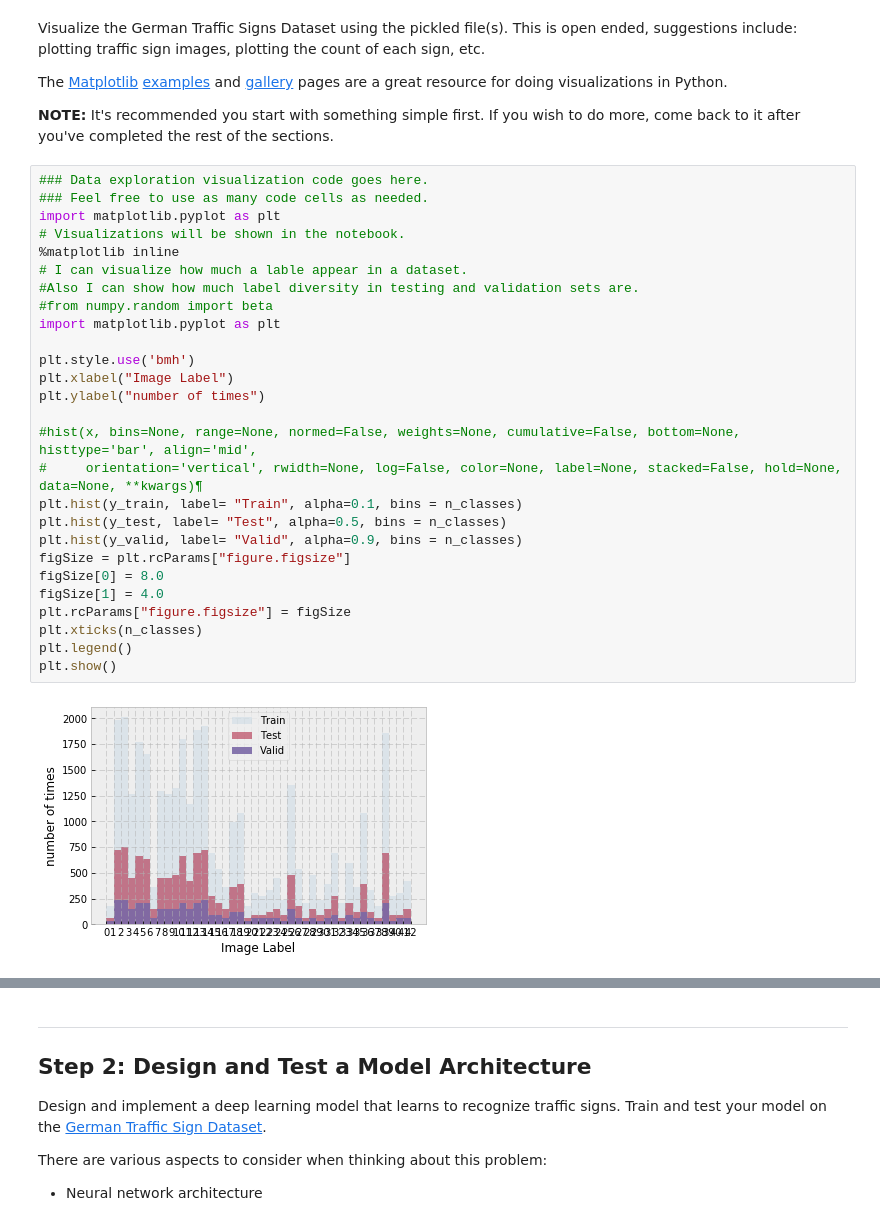
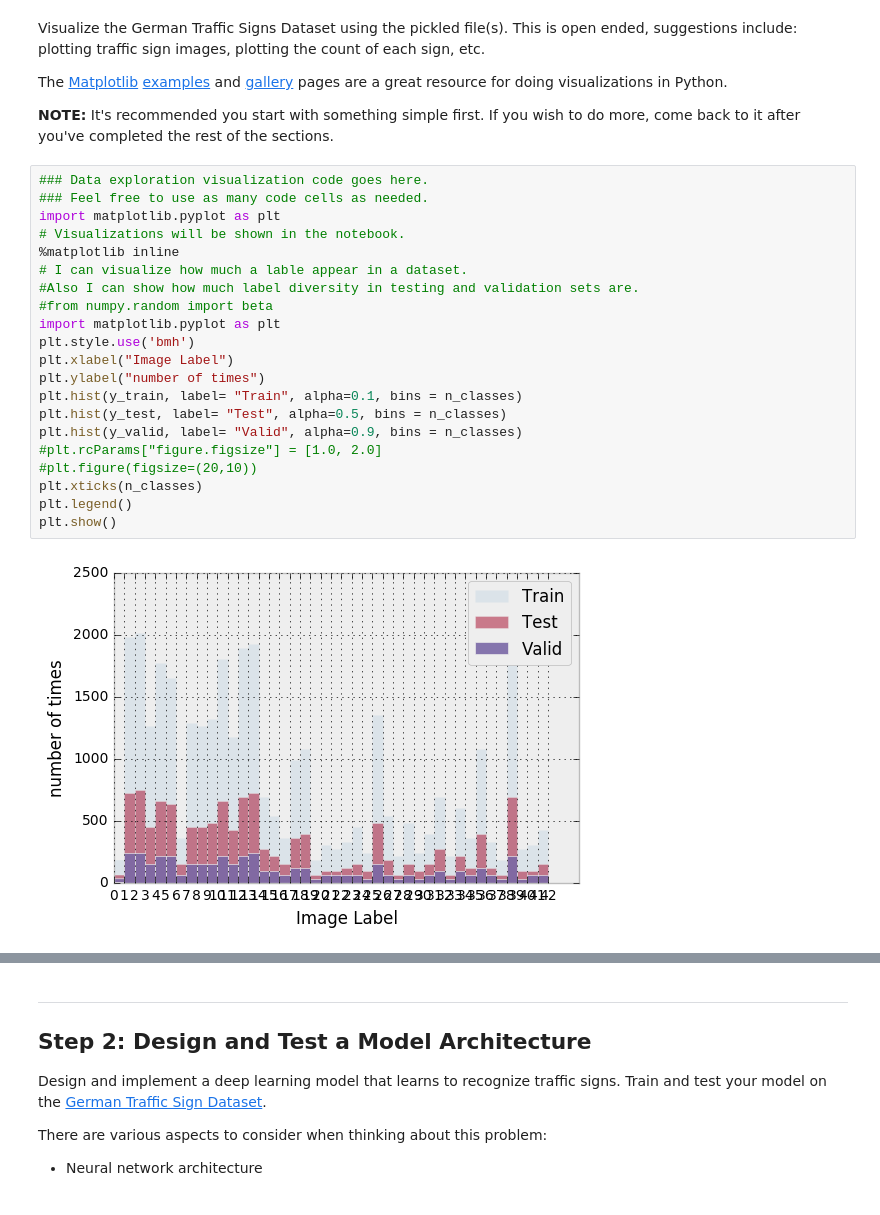
Before and after one commit to azizahmedkhan/azizsdcn, a Jupyter notebook: TrafficSignClassifier/Traffic_Sign_Classifier.ipynb, the cells around one changed output, grey strips where cells are left out. Drawn from its saved outputs; the diff is of its cells as text.

```diff
--- a/TrafficSignClassifier/Traffic_Sign_Classifier.ipynb
+++ b/TrafficSignClassifier/Traffic_Sign_Classifier.ipynb
@@ -96,32 +96,26 @@ The [Matplotlib](http://matplotlib.org/) [examples](http://matplotlib.org/exampl
 # %%
 ### Data exploration visualization code goes here.
 ### Feel free to use as many code cells as needed.
 import matplotlib.pyplot as plt
 # Visualizations will be shown in the notebook.
 %matplotlib inline
 # I can visualize how much a lable appear in a dataset.
 #Also I can show how much label diversity in testing and validation sets are.
 #from numpy.random import beta
 import matplotlib.pyplot as plt
-
 plt.style.use('bmh')
 plt.xlabel("Image Label")
 plt.ylabel("number of times")
-
-#hist(x, bins=None, range=None, normed=False, weights=None, cumulative=False, bottom=None, histtype='bar', align='mid',
-#     orientation='vertical', rwidth=None, log=False, color=None, label=None, stacked=False, hold=None, data=None, **kwargs)¶
 plt.hist(y_train, label= "Train", alpha=0.1, bins = n_classes)
 plt.hist(y_test, label= "Test", alpha=0.5, bins = n_classes)
 plt.hist(y_valid, label= "Valid", alpha=0.9, bins = n_classes)
-figSize = plt.rcParams["figure.figsize"]
-figSize[0] = 8.0
-figSize[1] = 4.0
-plt.rcParams["figure.figsize"] = figSize
+#plt.rcParams["figure.figsize"] = [1.0, 2.0]
+#plt.figure(figsize=(20,10))
 plt.xticks(n_classes)
 plt.legend()
 plt.show()
 # %% [output]
-[figure, old version]
+[figure, new version]
 # %%
 # to view how the image look like
 plt.figure(figsize=(2,2))
```
Also changed, not shown: parts of 7 cells of this notebook.
